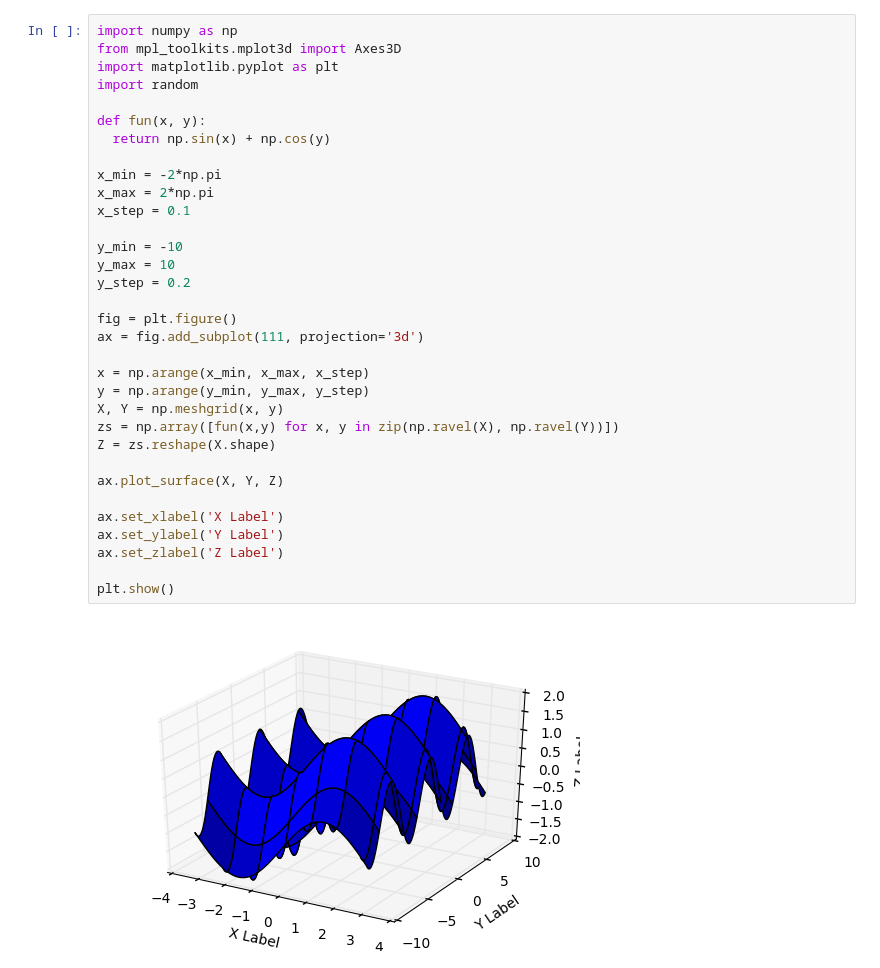
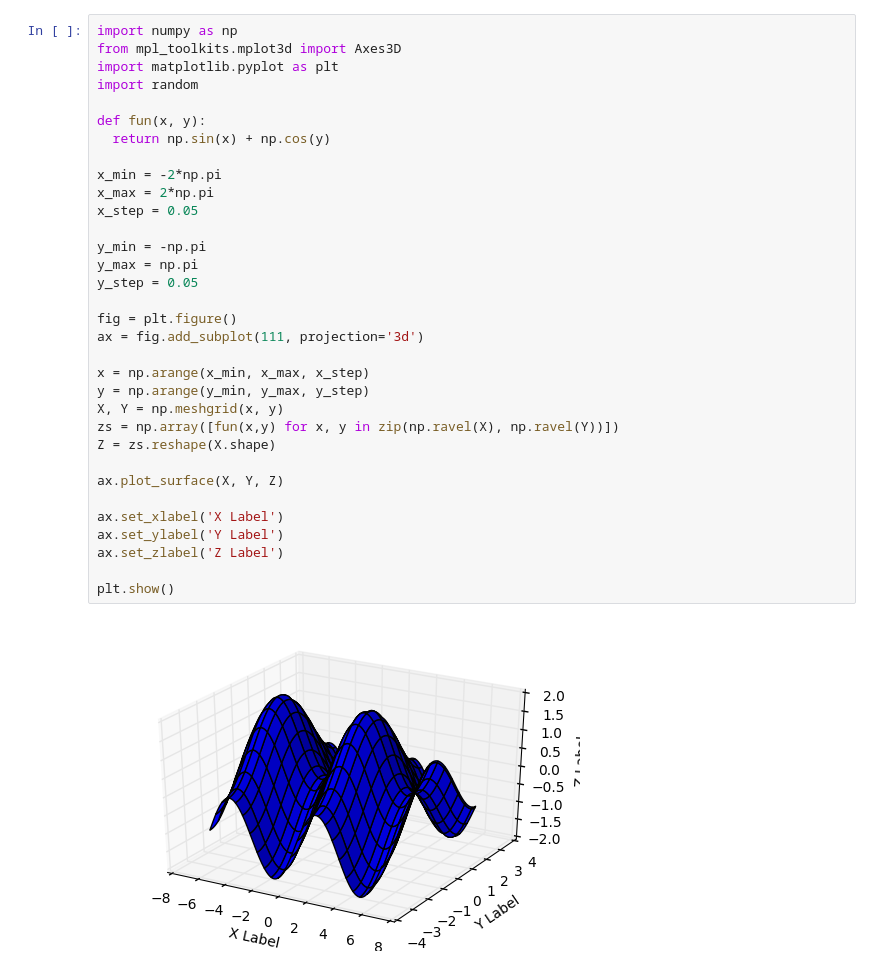
Before and after one commit to juanjoneri/Learning-Machine-Learning, a Jupyter notebook: Sandbox.ipynb, the cells around one changed output. Saved outputs shown, nothing was run; the diff lists cells and outputs as text.

```diff
--- a/Sandbox.ipynb
+++ b/Sandbox.ipynb
@@ -1,35 +1,35 @@
 # %%
 import numpy as np
 from mpl_toolkits.mplot3d import Axes3D
 import matplotlib.pyplot as plt
 import random
 
 def fun(x, y):
   return np.sin(x) + np.cos(y)
 
 x_min = -2*np.pi
 x_max = 2*np.pi
-x_step = 0.1
+x_step = 0.05
 
-y_min = -10
-y_max = 10
-y_step = 0.2
+y_min = -np.pi
+y_max = np.pi
+y_step = 0.05
 
 fig = plt.figure()
 ax = fig.add_subplot(111, projection='3d')
 
 x = np.arange(x_min, x_max, x_step)
 y = np.arange(y_min, y_max, y_step)
 X, Y = np.meshgrid(x, y)
 zs = np.array([fun(x,y) for x, y in zip(np.ravel(X), np.ravel(Y))])
 Z = zs.reshape(X.shape)
 
 ax.plot_surface(X, Y, Z)
 
 ax.set_xlabel('X Label')
 ax.set_ylabel('Y Label')
 ax.set_zlabel('Z Label')
 
 plt.show()
 # %% [output]
-[figure, old version]
+[figure, new version]
```
Also changed, not shown: 1 other file.
